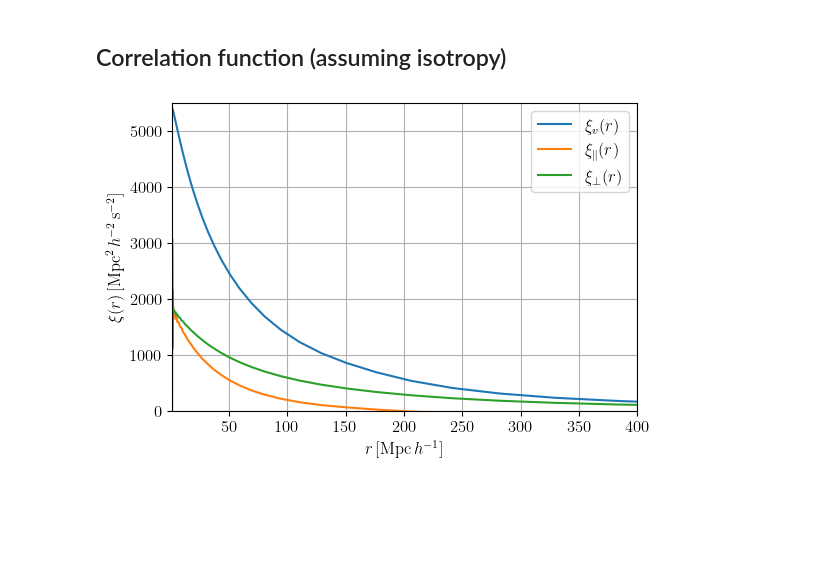
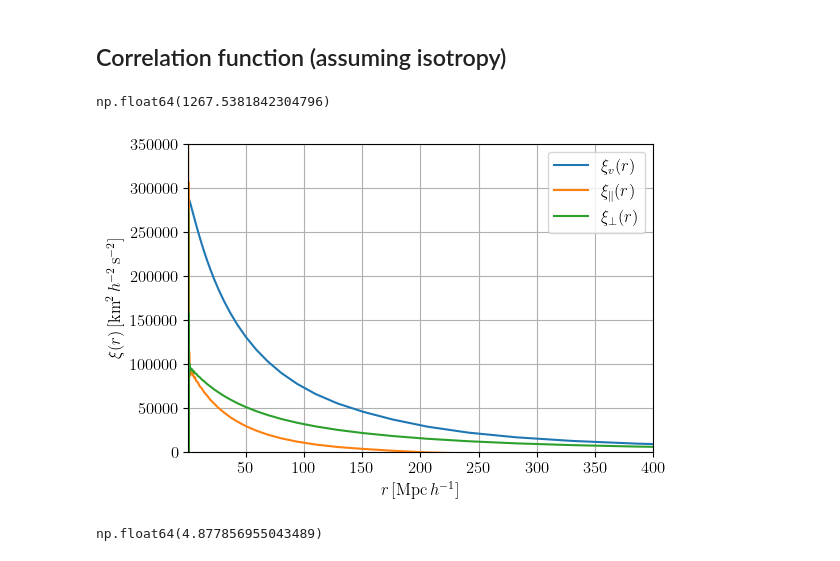
Before and after one commit to ryanyrzh/Zeus21, a Jupyter notebook: aniso_tests/zeus_corr_test.ipynb, the cells around one changed output. Cells and saved outputs as stored; diff of their text form; code cells hidden in the pictures; blank space fills up the shorter version.

Commit message:
Correct a_list definition; correct xi_v unit in plot

```diff
--- a/aniso_tests/zeus_corr_test.ipynb
+++ b/aniso_tests/zeus_corr_test.ipynb
@@ -72,27 +74,34 @@ CF_para = CorrFClass.xi_RR_CF_para
 # %%
-a_list = np.linspace(0.01, 1., 1000)
+a_list = np.linspace(0.99, 0.01, 1000)
 z_list = 1 / a_list - 1
 
 growth_zeus = growth(CosmoParams, z_list)
 dgrowth_zeus = dgrowth_dz(CosmoParams, z_list)
 
 hubble = Hub(CosmoParams, z_list)
-dgrowth_dtau = -dgrowth_zeus * hubble
+dgrowth_dtau = -dgrowth_zeus * hubble / a_list
 
 # At z=0
 D_dot = dgrowth_dtau[0]
+D_dot**2
+# %% [output]
+np.float64(1267.5381842304796)
 # %%
 plt.figure(figsize=(6, 4))
+
 plt.plot(r_list, D_dot**2 * CF_v[0, 0, :], label=r'$\xi_v(r)$')
-
 plt.plot(r_list, D_dot**2 * CF_para[0, 0, :], label=r'$\xi_{\parallel}(r)$')
 plt.plot(r_list, D_dot**2 * CF_perp[0, 0, :], label=r'$\xi_{\perp}(r)$')
 # plt.plot(r_list, np.asarray(xi_v)/3, label=r'$\xi_v(r)/3$ (manual integration)', ls='--')
 plt.xlim(1, 400)
-plt.ylim(0, 5500)
+plt.ylim(0, 3.5e5)
 plt.xlabel(r'$r\,[\mathrm{Mpc}\,h^{-1}]$')
-plt.ylabel(r'$\xi(r)\,[\mathrm{Mpc}^2\,h^{-2}\,\mathrm{s}^{-2}]$')
+plt.ylabel(r'$\xi(r)\,[\mathrm{km}^2\,h^{-2}\,\mathrm{s}^{-2}]$')
 plt.legend()
 plt.grid()
 # %% [output]
-[figure, old version]
+[figure, new version]
+# %%
+D_dot
+# %% [output]
+np.float64(4.877856955043489)
```
Also changed, not shown: parts of 1 cell of this notebook.
